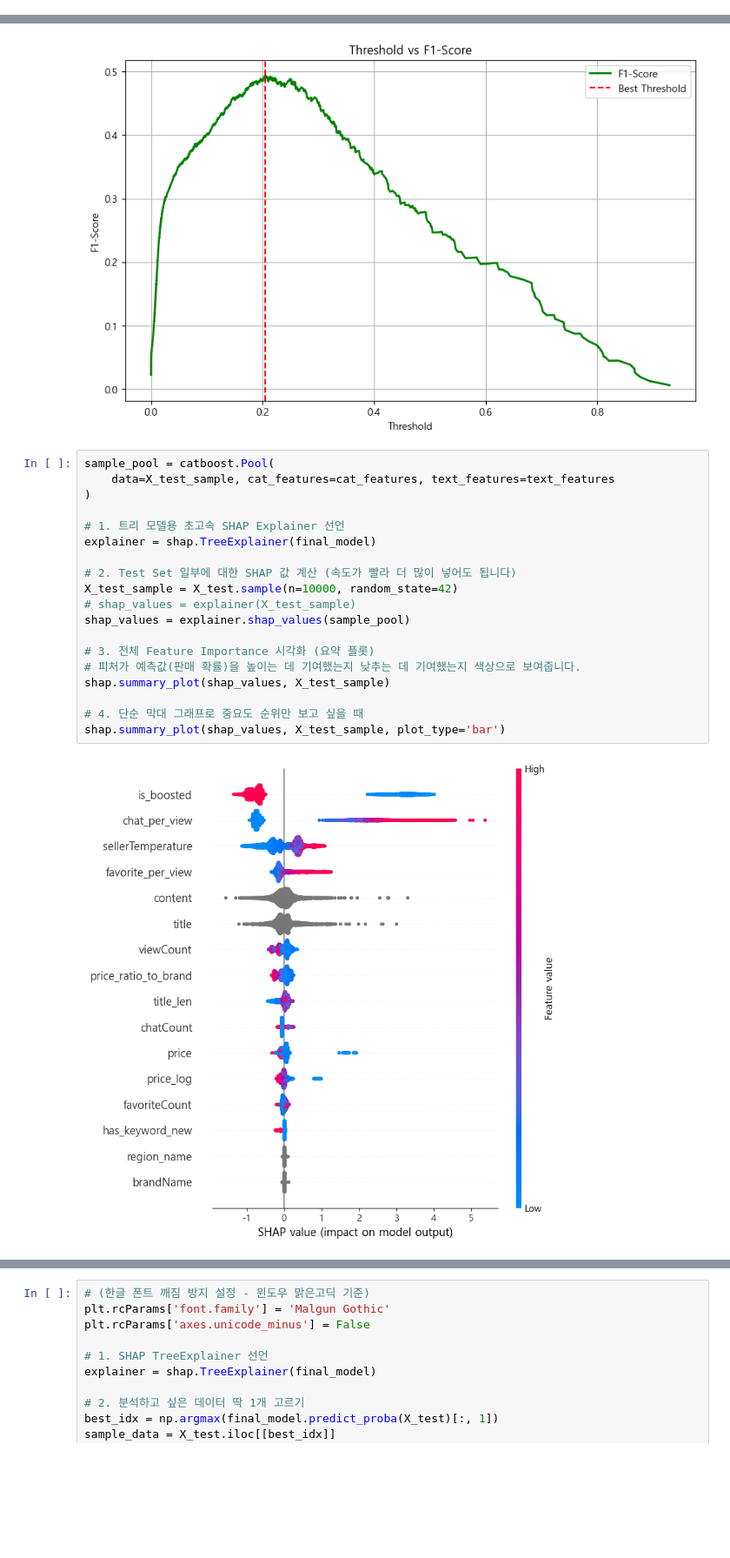
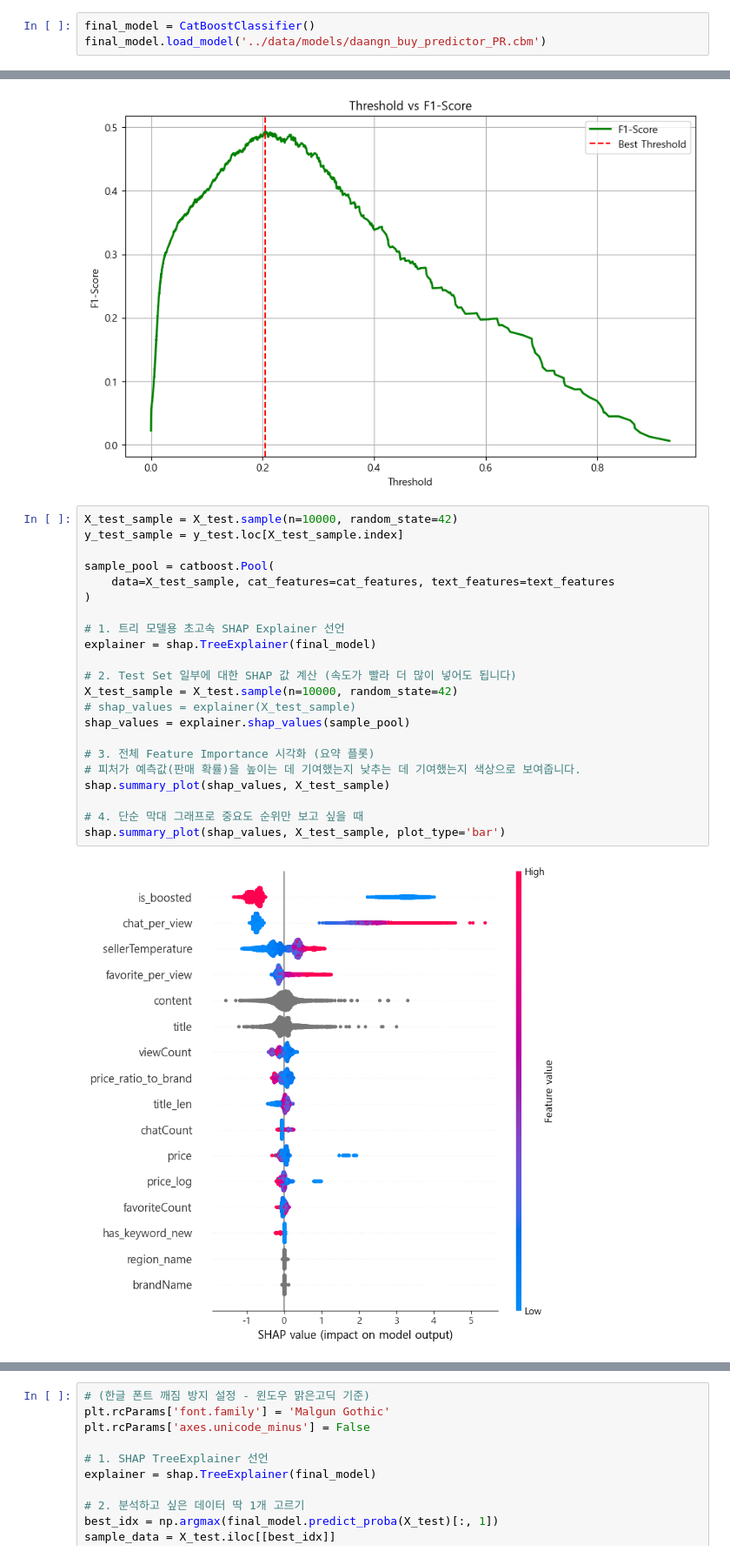
Before and after one commit to PotenUP3-02-Daangn-Marke/pj02_Daangn-marke, a Jupyter notebook: notebooks/daangn-test00.ipynb, the cells around one changed output, grey strips where cells are left out. Shown at 87% size. Saved outputs shown, nothing was run; the diff lists cells and outputs as text; blank space fills up the shorter version.

```diff
--- a/notebooks/daangn-test00.ipynb
+++ b/notebooks/daangn-test00.ipynb
@@ -846,3 +866,6 @@ final_model.save_model('../data/models/daangn_buy_predictor_PR.cbm')
 13     favorite_per_view    0.002686  0.005197
 9              brandName    0.000950  0.000525
 5        has_keyword_new    0.000226  0.001137
+# %%
+final_model = CatBoostClassifier()
+final_model.load_model('../data/models/daangn_buy_predictor_PR.cbm')
@@ -950,26 +975,29 @@ Threshold | Precision | Recall | F1-Score
 weighted avg       0.99      0.99      0.99     26369
 [figure]
 # %%
+X_test_sample = X_test.sample(n=10000, random_state=42)
+y_test_sample = y_test.loc[X_test_sample.index]
+
 sample_pool = catboost.Pool(
     data=X_test_sample, cat_features=cat_features, text_features=text_features
 )
 
 # 1. 트리 모델용 초고속 SHAP Explainer 선언
 explainer = shap.TreeExplainer(final_model)
 
 # 2. Test Set 일부에 대한 SHAP 값 계산 (속도가 빨라 더 많이 넣어도 됩니다)
 X_test_sample = X_test.sample(n=10000, random_state=42)
 # shap_values = explainer(X_test_sample)
 shap_values = explainer.shap_values(sample_pool)
 
 # 3. 전체 Feature Importance 시각화 (요약 플롯)
 # 피처가 예측값(판매 확률)을 높이는 데 기여했는지 낮추는 데 기여했는지 색상으로 보여줍니다.
 shap.summary_plot(shap_values, X_test_sample)
 
 # 4. 단순 막대 그래프로 중요도 순위만 보고 싶을 때
 shap.summary_plot(shap_values, X_test_sample, plot_type='bar')
 # %% [output]
-[figure, old version]
+[figure, new version]
 [figure]
 # %%
 # (한글 폰트 깨짐 방지 설정 - 윈도우 맑은고딕 기준)
```
Also changed, not shown: parts of 13 cells of this notebook, 8 other files.
